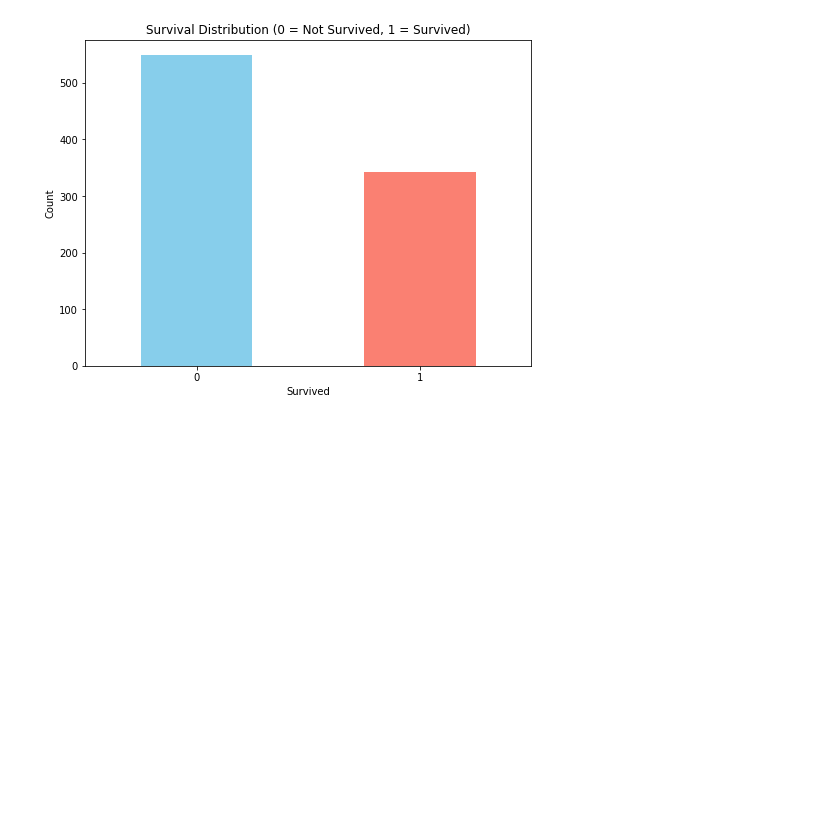
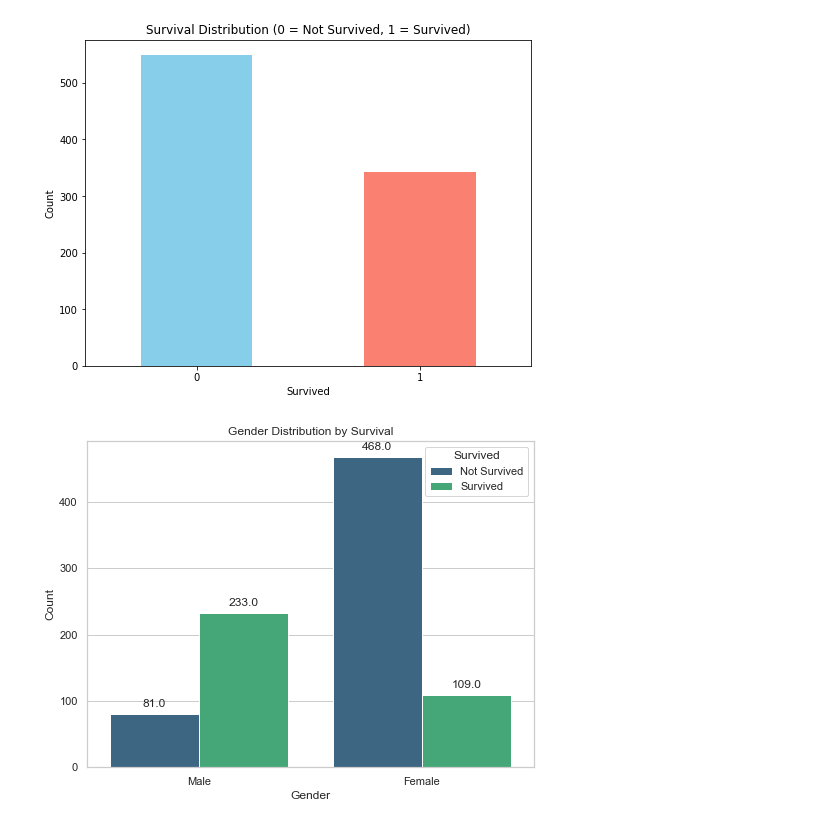
Before and after one commit to zainhaidar16/Titanic---Machine-Learning-from-Disaster, a Jupyter notebook: Titanic Disaster (RFC).ipynb, the cells around one changed output. Drawn from its saved outputs; the diff is of its cells as text; code cells hidden in the pictures; blank space fills up the shorter version.

Commit message:
Add bar chart for gender distribution with survival, requirements.txt

```diff
--- a/Titanic Disaster (RFC).ipynb
+++ b/Titanic Disaster (RFC).ipynb
@@ -169,3 +169,31 @@ plt.xticks(rotation=0)
 plt.show()
 # %% [output]
 [figure]
+# %%
+# Set the style for the plot
+sns.set(style="whitegrid")
+
+# Create a bar plot for gender distribution with survival as a legend
+plt.figure(figsize=(8, 6))
+ax = sns.countplot(x='Sex', hue='Survived', data=train_data, palette='viridis', hue_order=[0, 1])
+
+# Replace numeric values with labels on the x-axis
+plt.xticks([0, 1], ['Male', 'Female'])
+
+# Add labels on the bars
+for p in ax.patches:
+    ax.annotate(f'{p.get_height()}', (p.get_x() + p.get_width() / 2., p.get_height()),
+                ha='center', va='center', xytext=(0, 10), textcoords='offset points')
+
+# Add labels and title
+plt.title('Gender Distribution by Survival')
+plt.xlabel('Gender')
+plt.ylabel('Count')
+
+# Show the legend
+plt.legend(title='Survived', loc='upper right', labels=['Not Survived', 'Survived'])
+
+# Show the plot
+plt.show()
+# %% [output]
+[figure, added]
```
Also changed, not shown: 4 other files.
